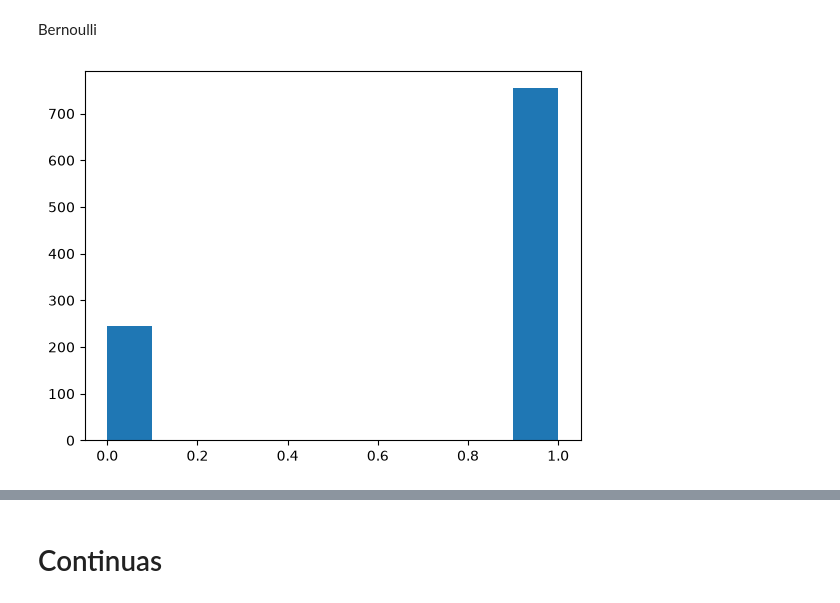
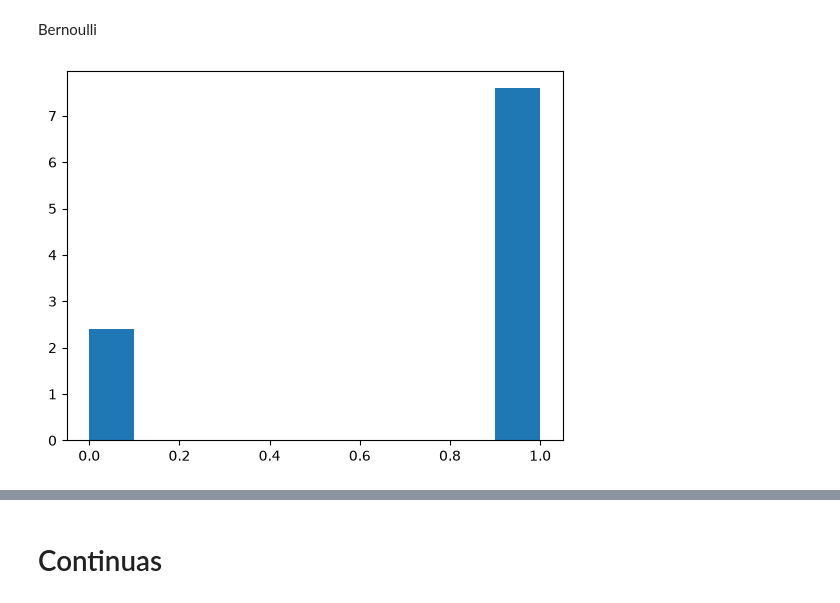
Before and after one commit to SilverPhone784/Prog-Estat, a Jupyter notebook: distribuicoes.ipynb, the cells around one changed output, grey strips where cells are left out. Saved outputs shown, nothing was run; the diff lists cells and outputs as text; code cells hidden in the pictures.

```diff
--- a/distribuicoes.ipynb
+++ b/distribuicoes.ipynb
@@ -6,16 +6,16 @@ import matplotlib.pyplot as plt
 # %% [markdown]
 Bernoulli
 # %%
-def bern(p, M):
+def bernoulli(p, M):
     valor = np.sum(np.random.uniform(size=M) < p)
     amostra = [1]*valor + [0]*(M-valor)
     return amostra
 
 p = 0.75
 M= 1000
-dados = bern(p, M)
+dados = bernoulli(p, M)
 
-plt.hist(dados)
+plt.hist(dados, density=True)
 plt.show()
 # %% [output]
-[figure, old version]
+[figure, new version]
```
Also changed, not shown: parts of 13 cells of this notebook.
